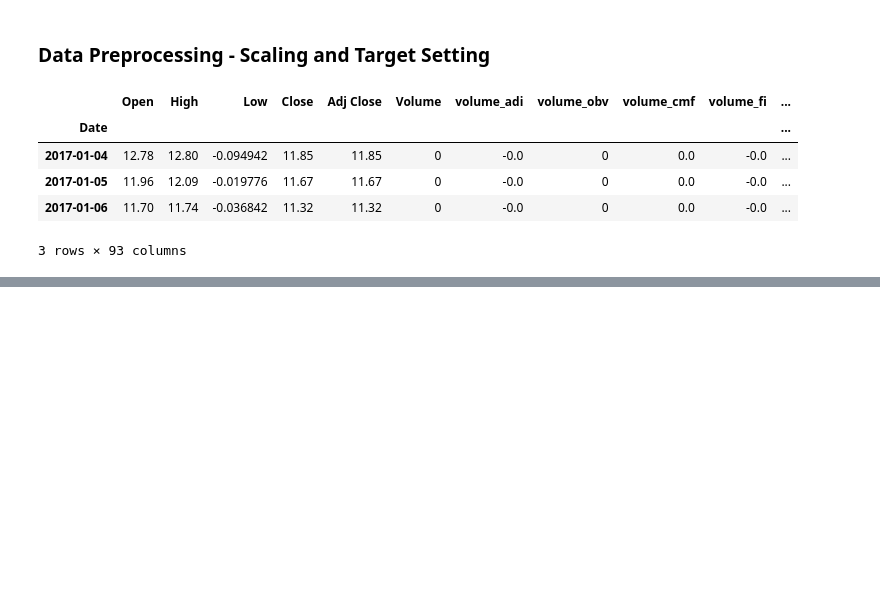
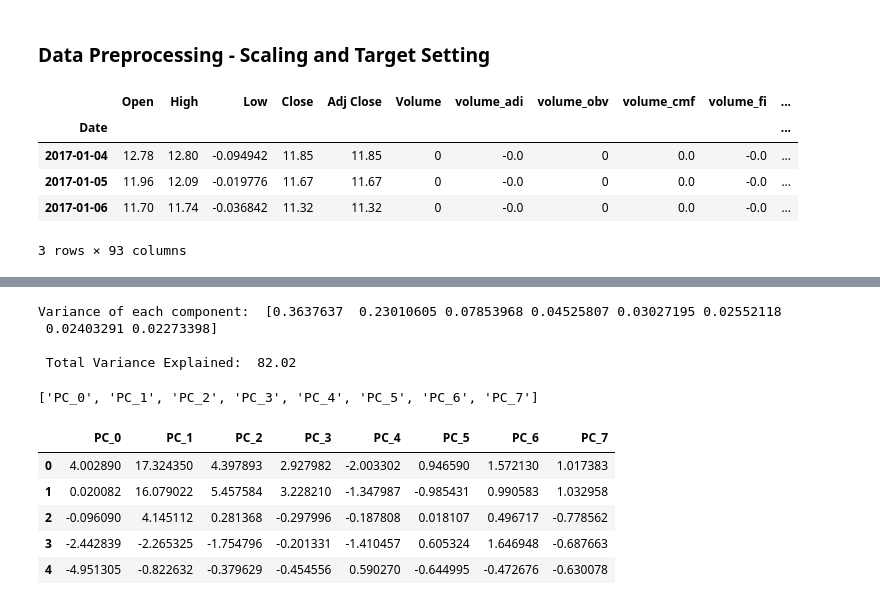
Before and after one commit to dkalenov/ML-Stock-Crypto-Trading, a Jupyter notebook: Principle_Component_Analysis.ipynb, the cells around one changed output, grey strips where cells are left out. Drawn from its saved outputs; the diff is of its cells as text; code cells hidden in the pictures; blank space fills up the shorter version.

```diff
--- a/Principle_Component_Analysis.ipynb
+++ b/Principle_Component_Analysis.ipynb
@@ -203,0 +217,28 @@ X_train, X_test, y_train, y_test = train_test_split(X_fs, y, test_size=0.7, rand
+# %%
+# Calculate the variance explained by Principle Components
+print("Variance of each component: ", pca.explained_variance_ratio_)
+print("\n Total Variance Explained: ", round(sum(list(pca.explained_variance_ratio_)) * 100, 2))
+# %% [output]
+Variance of each component:  [0.3637637  0.23010605 0.07853968 0.04525807 0.03027195 0.02552118
+ 0.02403291 0.02273398]
+
+ Total Variance Explained:  82.02
+# %%
+# Create columns
+pca_cols = []
+for i in range(n_components):
+    pca_cols.append(f"PC_{i}")
+pca_cols
+# %% [output]
+['PC_0', 'PC_1', 'PC_2', 'PC_3', 'PC_4', 'PC_5', 'PC_6', 'PC_7']
+# %%
+# Create and View DataFrame
+df_pca = pd.DataFrame(data=X_train_pca, columns=pca_cols)
+df_pca.head()
+# %% [output]
+|  | PC_0 | PC_1 | PC_2 | PC_3 | PC_4 | PC_5 | PC_6 | PC_7 |
+| 0 | 4.002890 | 17.324350 | 4.397893 | 2.927982 | -2.003302 | 0.946590 | 1.572130 | 1.017383 |
+| 1 | 0.020082 | 16.079022 | 5.457584 | 3.228210 | -1.347987 | -0.985431 | 0.990583 | 1.032958 |
+| 2 | -0.096090 | 4.145112 | 0.281368 | -0.297996 | -0.187808 | 0.018107 | 0.496717 | -0.778562 |
+| 3 | -2.442839 | -2.265325 | -1.754796 | -0.201331 | -1.410457 | 0.605324 | 1.646948 | -0.687663 |
+| 4 | -4.951305 | -0.822632 | -0.379629 | -0.454556 | 0.590270 | -0.644995 | -0.472676 | -0.630078 |
```
Also changed, not shown: parts of 13 cells of this notebook.
